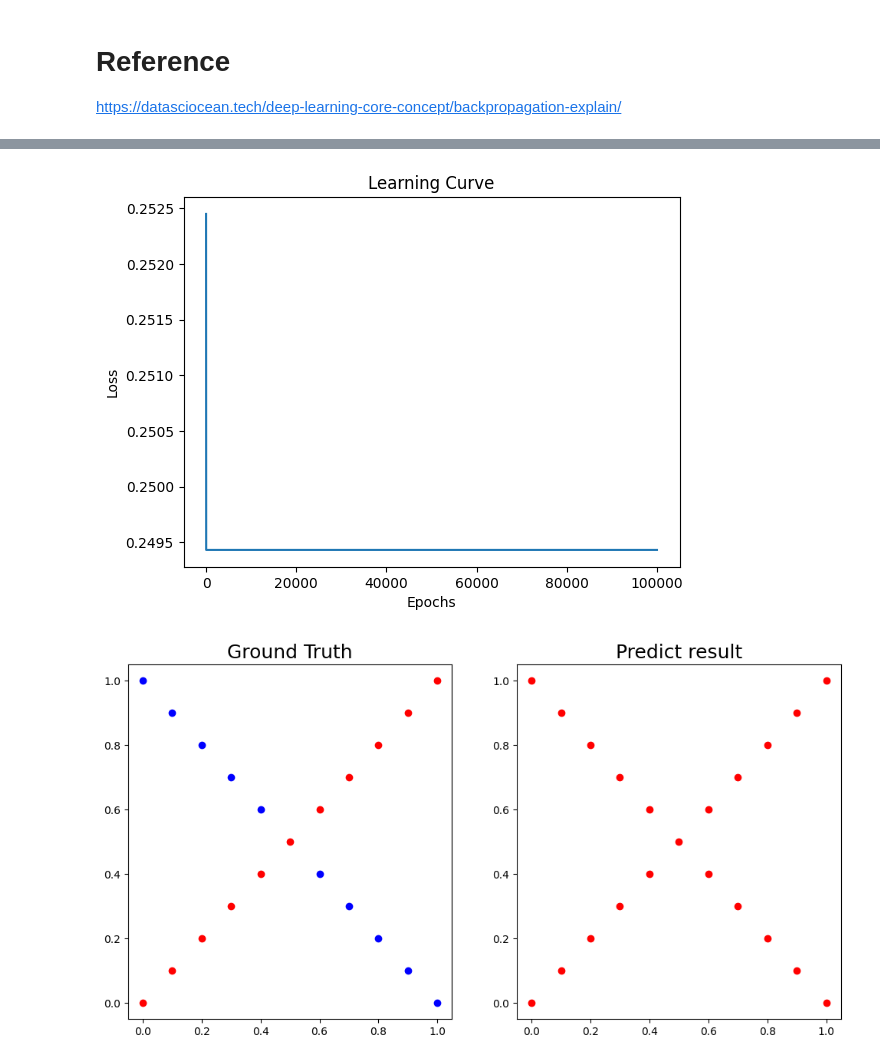
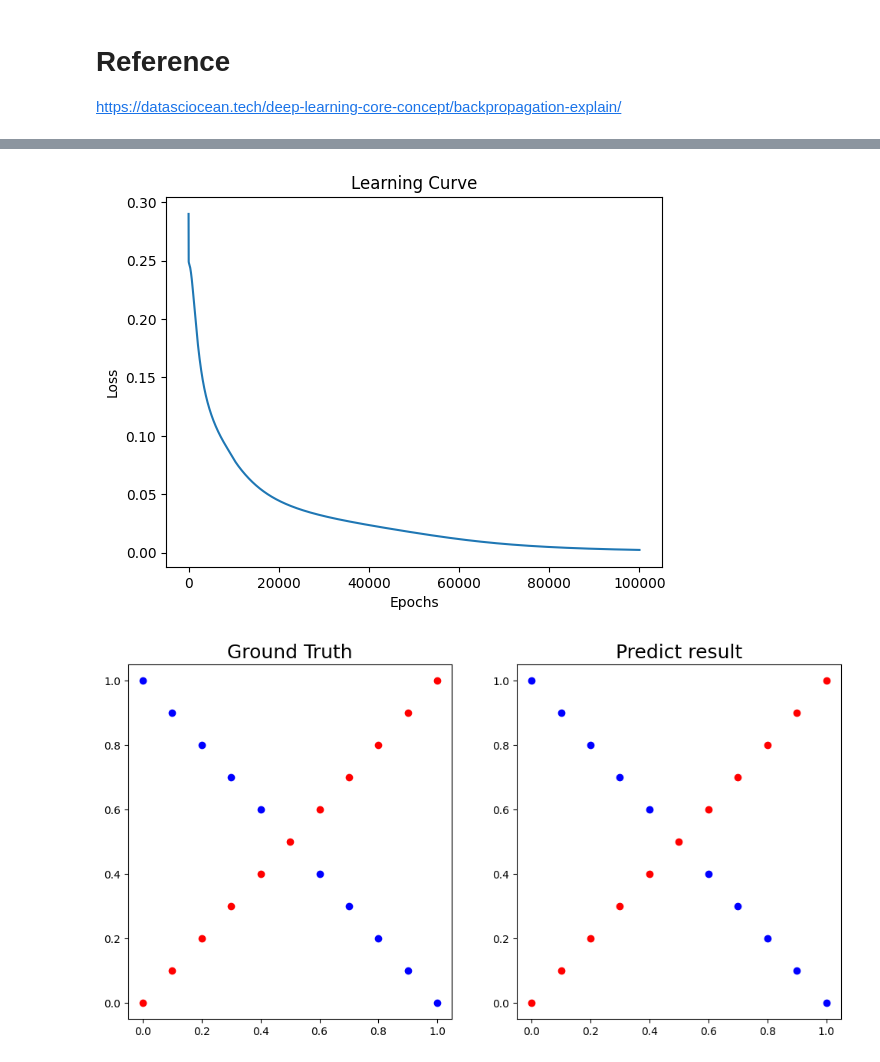
Before and after one commit to say859462/Summer-DLP, a Jupyter notebook: Lab1/DL_LAB1_314551113_劉哲良.ipynb, the cells around one changed output, grey strips where cells are left out. Drawn from its saved outputs; the diff is of its cells as text; code cells hidden in the pictures.

Commit message:
finish optimizer

```diff
--- a/Lab1/DL_LAB1_314551113_劉哲良.ipynb
+++ b/Lab1/DL_LAB1_314551113_劉哲良.ipynb
@@ -253,12 +289,17 @@ class Model:
         plt.title("Learning Curve")
         plt.show()
 # %%
-
 # Linear dataset
 x, y = generate_linear(n=100)
 
 
-model_linear = Model(x.shape[1], y.shape[1], hidden_layers_size=10, activation="")
+model_linear = Model(
+    x.shape[1],
+    y.shape[1],
+    hidden_layers_size=10,
+    activation="sigmoid",
+    optimizer="Adagrad",
+)
 linear_output = model_linear.train(x, y)
 
 
@@ -267,11 +308,14 @@ show_result(x, y, (linear_output) > 0.5)
 
 # XOR dataset
 x, y = generate_XOR_easy()
-model_XOR = Model(x.shape[1], y.shape[1], hidden_layers_size=10, activation="")
+model_XOR = Model(
+    x.shape[1],
+    y.shape[1],
+    hidden_layers_size=10,
+    activation="sigmoid",
+    optimizer="Adagrad",
+)
 XOR_output = model_XOR.train(x, y)
 model_XOR.plot_learning_curve()
 show_result(x, y, (XOR_output) > 0.5)
-
-
-# TODO : Optimizer,
 # %% [output]
@@ -314,2 +358,2 @@ Loss = 0.2494 Accuracy = 52.38%
-[figure, old version]
+[figure, new version]
-[figure, old version]
+[figure, new version]
```
Also changed, not shown: parts of 2 cells of this notebook.
